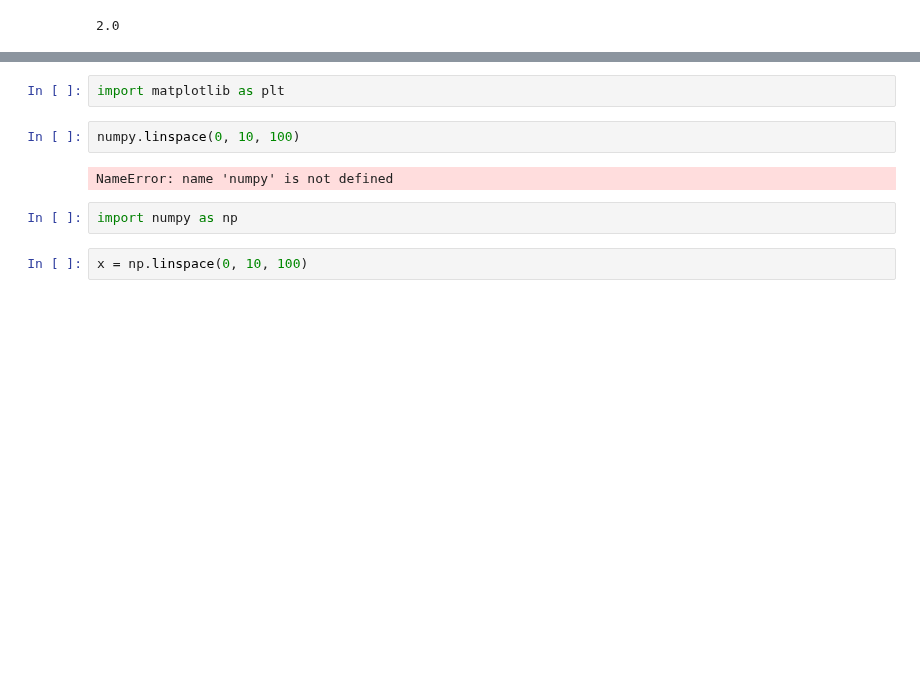
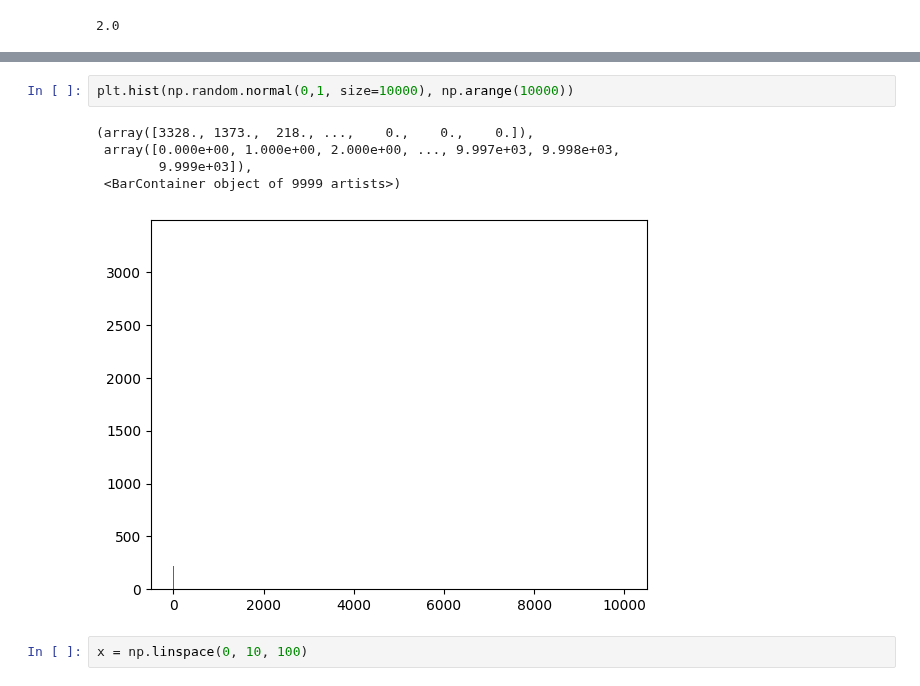
Before and after one commit to MBAhmadi/ML-Learning, a Jupyter notebook: OnAcademy24_Introduction_to_Python_programming_E27_240706.ipynb, the cells around one changed output, grey strips where cells are left out. Saved outputs shown, nothing was run; the diff lists cells and outputs as text; blank space fills up the shorter version.

```diff
--- a/OnAcademy24_Introduction_to_Python_programming_E27_240706.ipynb
+++ b/OnAcademy24_Introduction_to_Python_programming_E27_240706.ipynb
@@ -2797,11 +2837,11 @@ Note: you may need to restart the kernel to use updated packages.
-# %%
-import matplotlib as plt
-# %%
-numpy.linspace(0, 10, 100)
-# %% [output]
-NameError: name 'numpy' is not defined
-# %%
-import numpy as np
+# %%
+plt.hist(np.random.normal(0,1, size=10000), np.arange(10000))
+# %% [output]
+(array([3328., 1373.,  218., ...,    0.,    0.,    0.]),
+ array([0.000e+00, 1.000e+00, 2.000e+00, ..., 9.997e+03, 9.998e+03,
+        9.999e+03]),
+ <BarContainer object of 9999 artists>)
+[figure, added]
 # %%
 x = np.linspace(0, 10, 100)
 # %%
```
Also changed, not shown: parts of 63 cells of this notebook.
